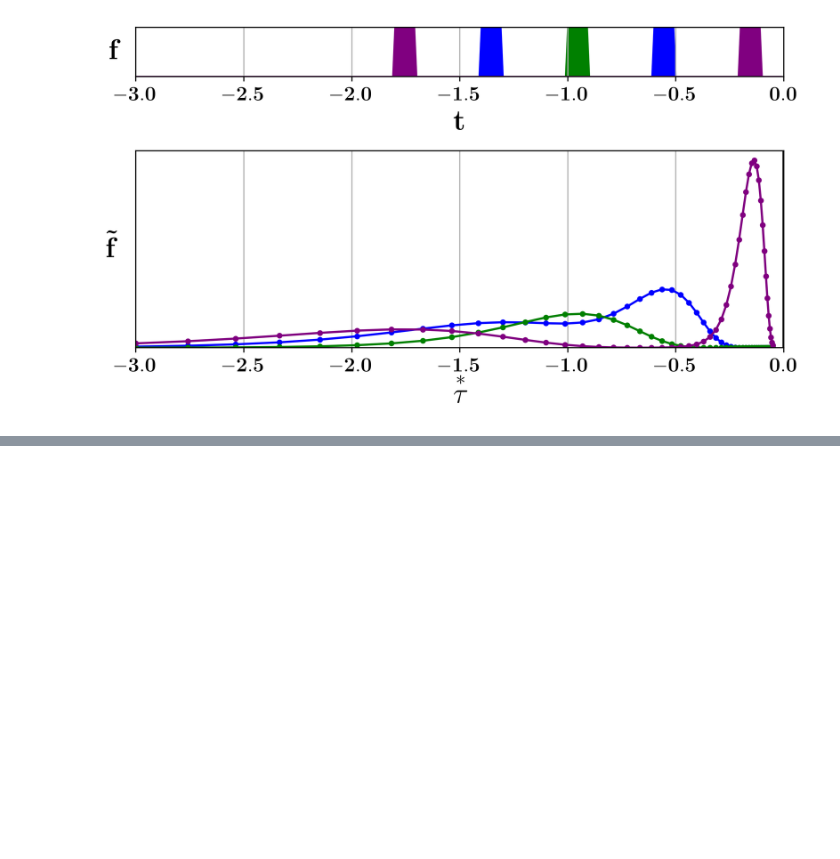
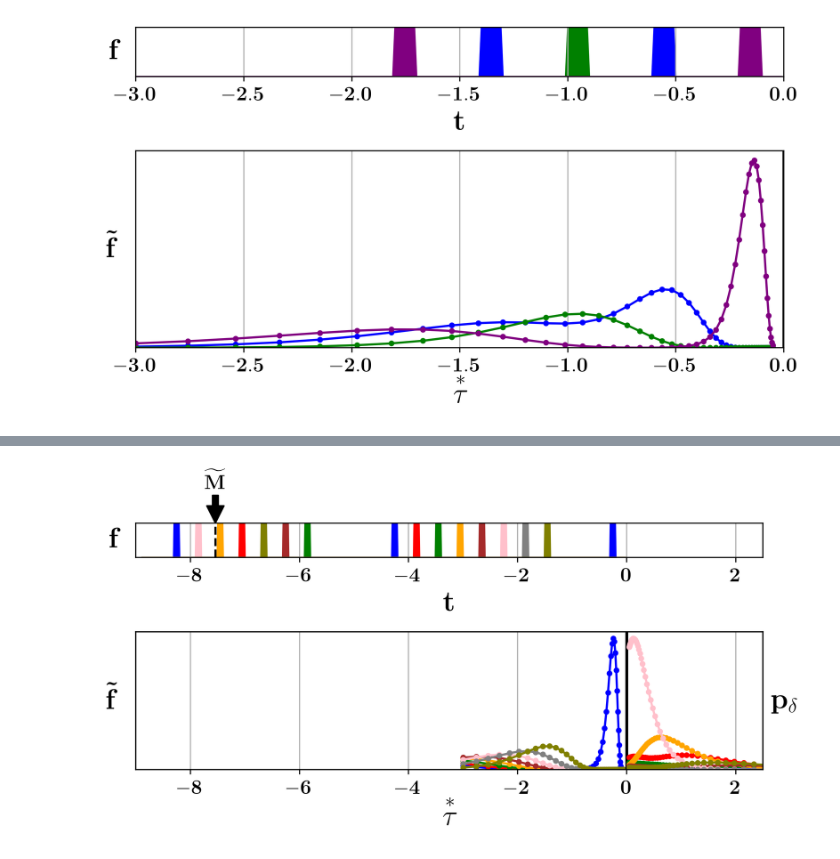
Before and after one commit to cogneuroai/episodic-timeline, a Jupyter notebook: main.ipynb, the cells around one changed output, grey strips where cells are left out. Saved outputs shown, nothing was run; the diff lists cells and outputs as text; code cells hidden in the pictures; blank space fills up the shorter version.

Commit message:
Add many stimuli plot, small tweaks

```diff
--- a/main.ipynb
+++ b/main.ipynb
@@ -412,0 +409,89 @@ Simulated M is at timestep 552.22
+# %%
+# Fig 5 - Many more features
+
+Nt = 1000
+n_features = 9
+
+# recreate models
+
+# Working Memory
+WM_model = Post(
+    tau_min=5,      # Peak time of the first node in the reconstruction
+    tau_max=300,    # Peak time of the last node in the reconstruction
+    n_taus=50,       # Number of nodes in the reconstruction (the inverse Laplace transform (tilde{f}) of the input)
+    k=16,            # Order of the derivative in inverse Laplace transform, larger k causes more narrow peaks in tilde{f}
+    g=0,             # Amplitude scaling of nodes in tilde{f}: g=1->equal amplitude, g=0->power-law decay of amplitude)
+    batch_first=True,
+)
+
+# Episodic Memory
+M_model = Post(
+    tau_min=10,         # Peak time of the first node in the reconstruction
+    tau_max=60*60*100,  # Peak time of the last node in the reconstruction
+    n_taus=200,         # Number of nodes in the reconstruction (the inverse Laplace transform (tilde{M}) of the input))
+    k=12,               # Order of the derivative in inverse Laplace transform, larger k causes more narrow peaks in tilde{M}
+    g=1,                # Amplitude scaling of nodes in tilde{M}: g=1->equal amplitude, g=0->power-law decay of amplitude)
+    batch_first=True,
+)
+
+EM_model = EM(WM_n_taus=WM_model.n_taus, n_features=n_features, M_model=M_model)
+
+# reset hidden states
+F = None
+M = None
+M_F = None
+
+# many inputs
+inputs3 = torch.zeros(Nt, n_features)
+inputs3[ 60: 70, Color.BLUE] = 1
+inputs3[100:110, Color.PINK] = 1
+inputs3[140:150, Color.ORANGE] = 1
+inputs3[180:190, Color.RED] = 1
+inputs3[220:230, Color.OLIVE] = 1
+inputs3[260:270, Color.BROWN] = 1
+inputs3[300:310, Color.GREEN] = 1
+
+inputs3[460:470, Color.BLUE] = 1
+inputs3[500:510, Color.RED] = 1
+inputs3[540:550, Color.GREEN] = 1
+inputs3[580:590, Color.ORANGE] = 1
+inputs3[620:630, Color.BROWN] = 1
+inputs3[660:670, Color.PINK] = 1
+inputs3[700:710, Color.GRAY] = 1
+inputs3[740:750, Color.OLIVE] = 1
+
+inputs3[860:870, Color.BLUE] = 1
+inputs3 = inputs3.unsqueeze(0)  # add batch dimension
+
+alphas = torch.full((1, 1, n_features), 1.5)  # correction factor, for approximation error with inverse transform
+lambdas = torch.ones(WM_model.n_taus, n_features, n_features)  # (taus, past, future)
+
+# lambdas = torch.zeros(WM_model.n_taus, n_features, n_features)  # (taus, past, future)
+# lambdas[:, :, Color.BLUE] = 1   # enable blue past (only blue can generate predictions)
+
+t = 890
+steps = 1
+for f in inputs3[:, :t, :].split(steps, dim=1):
+    til_f, F = WM_model(f, F, alphas=alphas)
+    M, M_F = EM_model(f[0], til_f[0], M, M_F, A=lambdas)
+
+til_f = til_f[-1]
+
+delta_til_f = WM_model.get_translations(F)
+delta_til_f = delta_til_f[0]  # 0th batch
+
+# til_M
+rewind_target = 760
+rewind_idx = (EM_model.M_model.tau_stars - rewind_target).abs().argmin()
+
+til_M_t = EM_model.til_M[rewind_idx]
+rewind_secs = M_model.tau_stars[rewind_idx]
+
+print(f"Reconstructing memory from {rewind_secs:.2f} steps ago.")
+print(f"Simulated M is at timestep {t2 - rewind_secs:.2f}")
+
+P_delta = EM_model.get_P_delta(til_M_t, delta_til_f)
+P_delta_sum = torch.einsum("dtf -> fd", P_delta)
+
+plot_figure(t, inputs3[0], til_f[0], P_delta_sum, x_tstr, rewind_secs=rewind_secs, save_path=f"figures/M_many{savefile_suffix}.png")
+# %% [output]
@@ -412,0 +500 @@ Simulated M is at timestep 552.22
+[figure, added]
```
Also changed, not shown: parts of 6 cells of this notebook, 6 other files.
